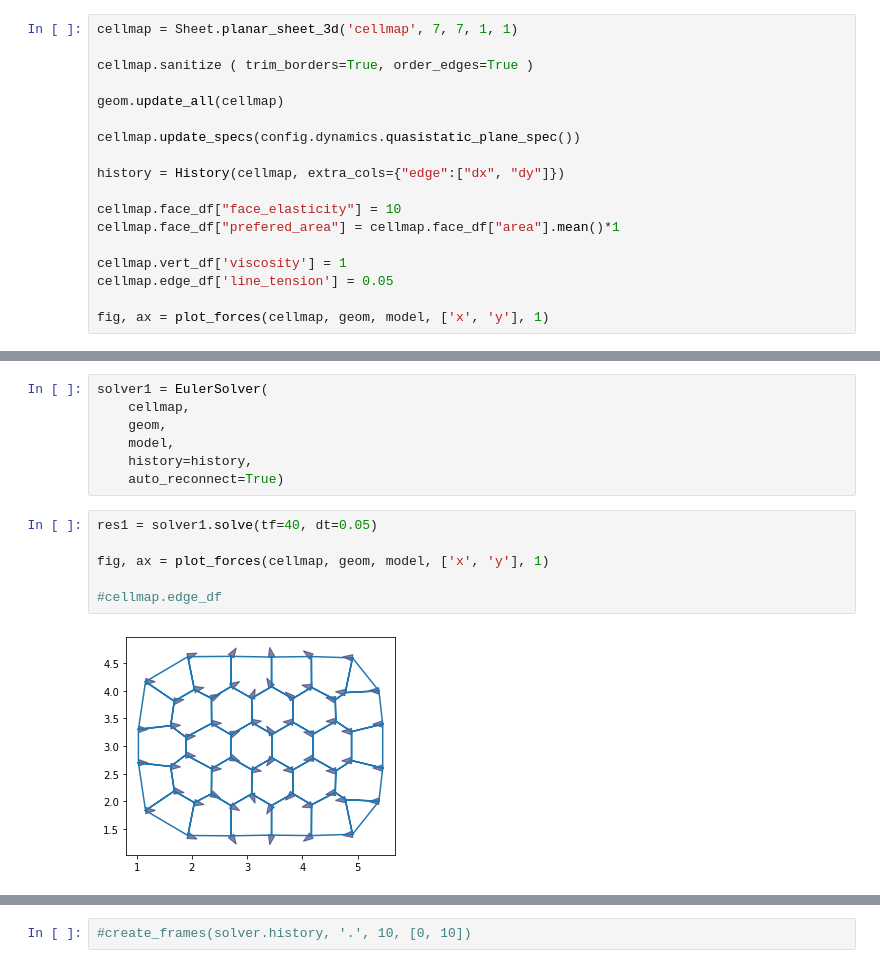
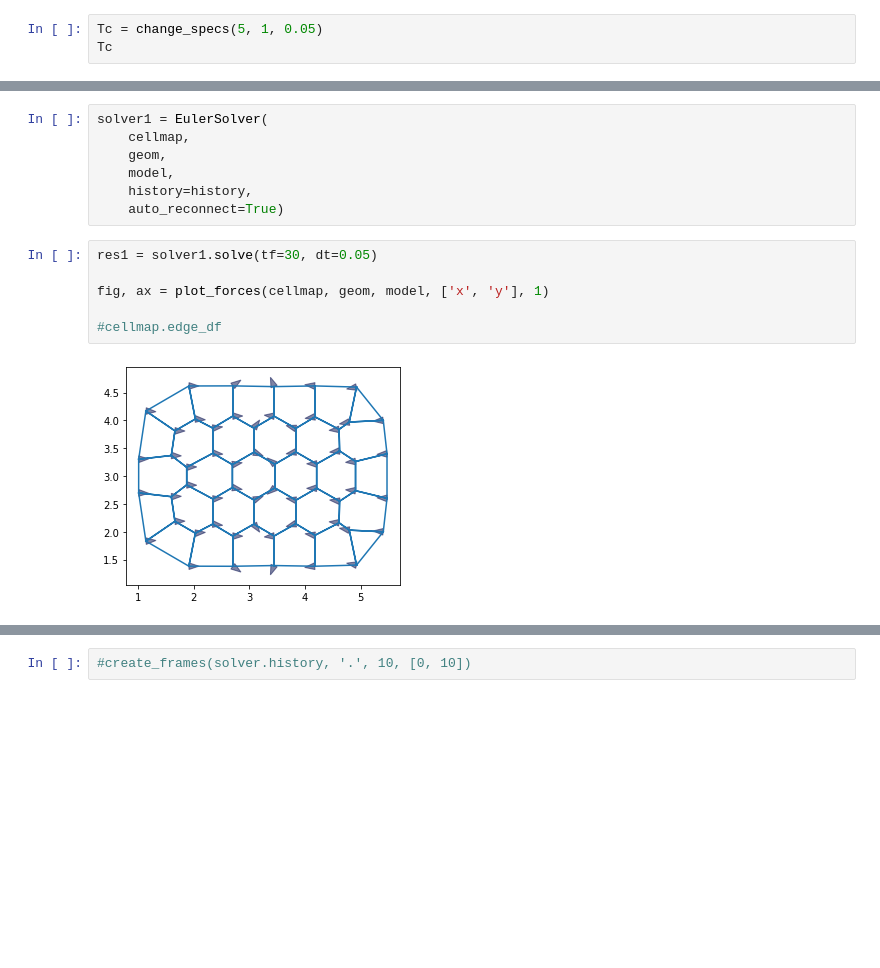
Before and after one commit to vlachina/LymphNode, a Jupyter notebook: lymphNode.ipynb, the cells around one changed output, grey strips where cells are left out. Drawn from its saved outputs; the diff is of its cells as text; blank space fills up the shorter version.

```diff
--- a/lymphNode.ipynb
+++ b/lymphNode.ipynb
@@ -38,18 +62,3 @@ warnings.filterwarnings('ignore')
 # %%
-cellmap = Sheet.planar_sheet_3d('cellmap', 7, 7, 1, 1)
-
-cellmap.sanitize ( trim_borders=True, order_edges=True )
-
-geom.update_all(cellmap)
-
-cellmap.update_specs(config.dynamics.quasistatic_plane_spec())
-
-history = History(cellmap, extra_cols={"edge":["dx", "dy"]})
-
-cellmap.face_df["face_elasticity"] = 10
-cellmap.face_df["prefered_area"] = cellmap.face_df["area"].mean()*1
-
-cellmap.vert_df['viscosity'] = 1
-cellmap.edge_df['line_tension'] = 0.05
-
-fig, ax = plot_forces(cellmap, geom, model, ['x', 'y'], 1)
+Tc = change_specs(5, 1, 0.05)
+Tc
@@ -63,11 +70,11 @@ solver1 = EulerSolver(
     history=history,
     auto_reconnect=True)
 # %%
-res1 = solver1.solve(tf=40, dt=0.05)
+res1 = solver1.solve(tf=30, dt=0.05)
 
 fig, ax = plot_forces(cellmap, geom, model, ['x', 'y'], 1)
 
 #cellmap.edge_df
 # %% [output]
-[figure, old version]
+[figure, new version]
 # %%
```
Also changed, not shown: parts of 11 cells of this notebook.
